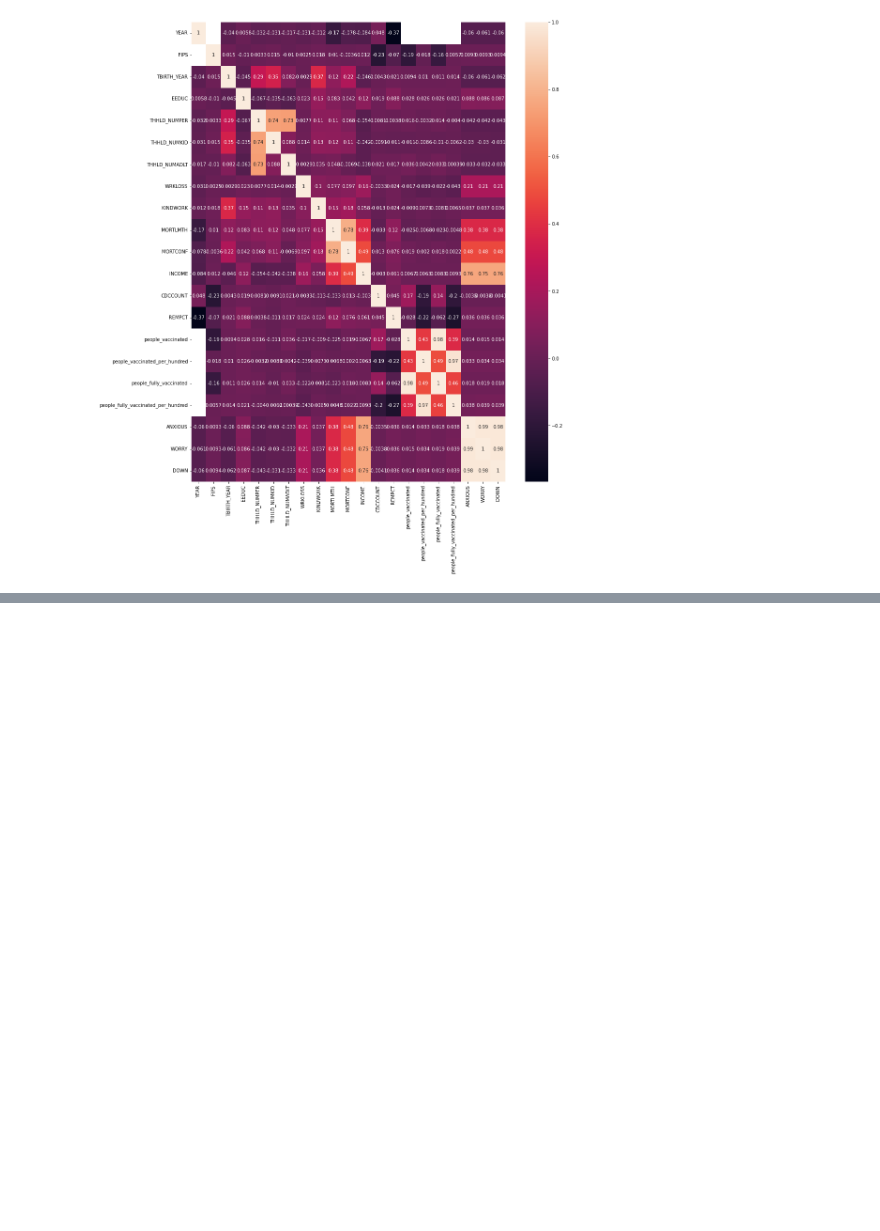
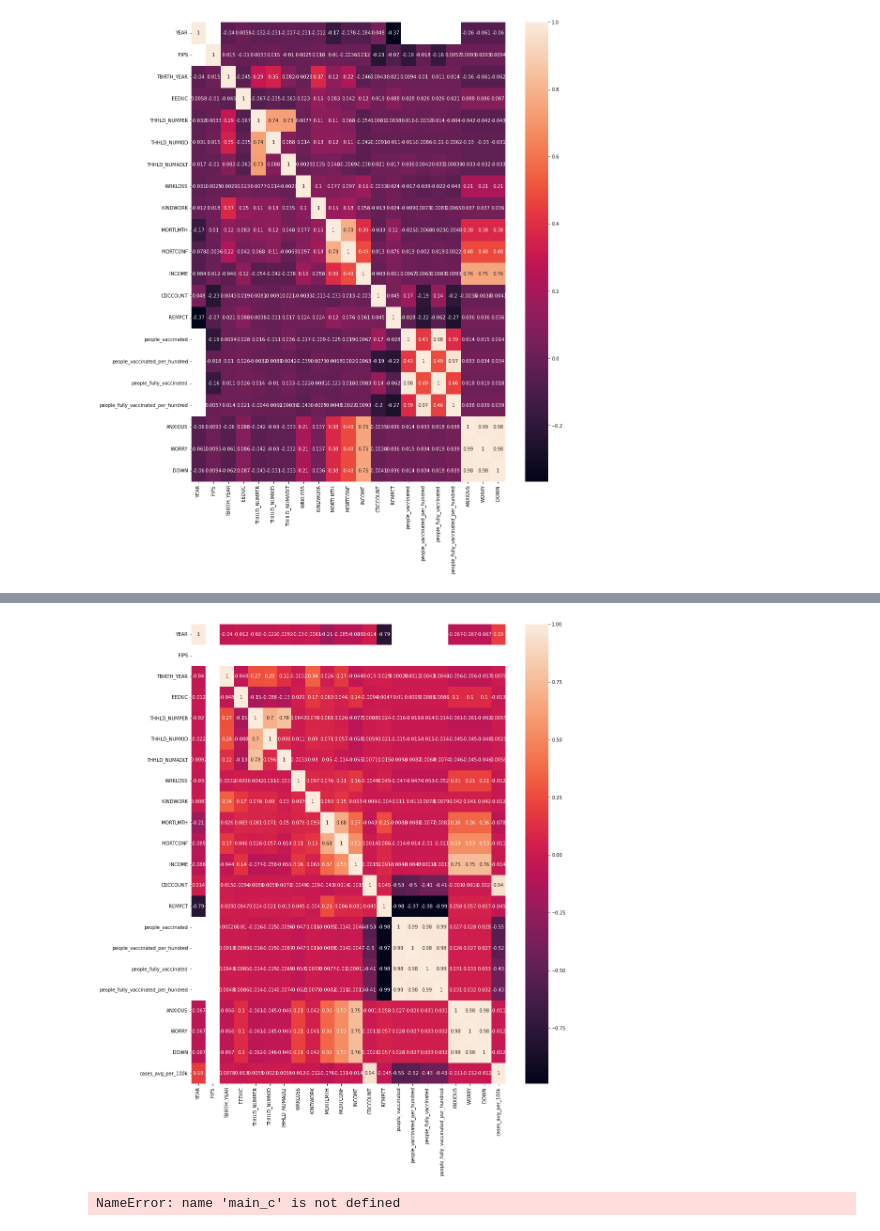
Before and after one commit to AyersAuthentic/dva_data_viz, a Jupyter notebook: Data_Exploration/Data_Exp_Testing.ipynb, the cells around one changed output, grey strips where cells are left out. Drawn from its saved outputs; the diff is of its cells as text; code cells hidden in the pictures; blank space fills up the shorter version.

```diff
--- a/Data_Exploration/Data_Exp_Testing.ipynb
+++ b/Data_Exploration/Data_Exp_Testing.ipynb
@@ -60,0 +274,2 @@ plt.show()
+# %%
+main_ca = main_c[main_c['STATE_CODE'] == 'CA']
@@ -60,0 +285,13 @@ plt.show()
+# %%
+ca_corr = main_ca.corr()
+# %%
+fig, ax = plt.subplots(figsize=(15,18))
+sn.heatmap(ca_corr, annot=True, ax=ax)
+plt.savefig("CA_Corr_Map.png")
+plt.show()
+# %% [output]
+[figure, added]
+# %%
+main_c.SATE_CODE
+# %% [output]
+NameError: name 'main_c' is not defined
```
Also changed, not shown: parts of 36 cells of this notebook, 3 other files.
